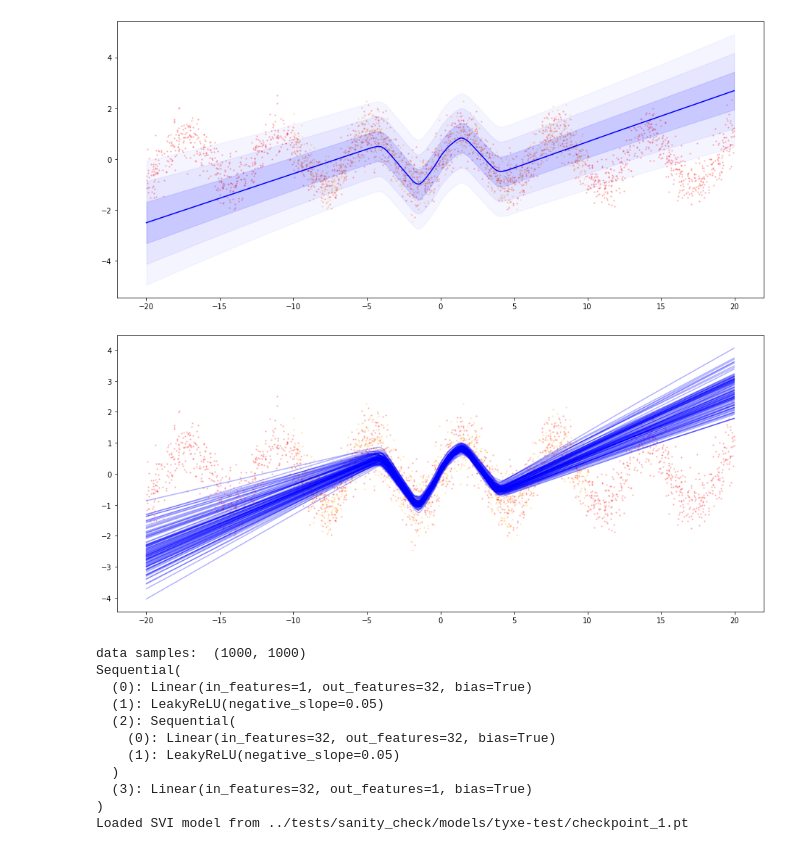
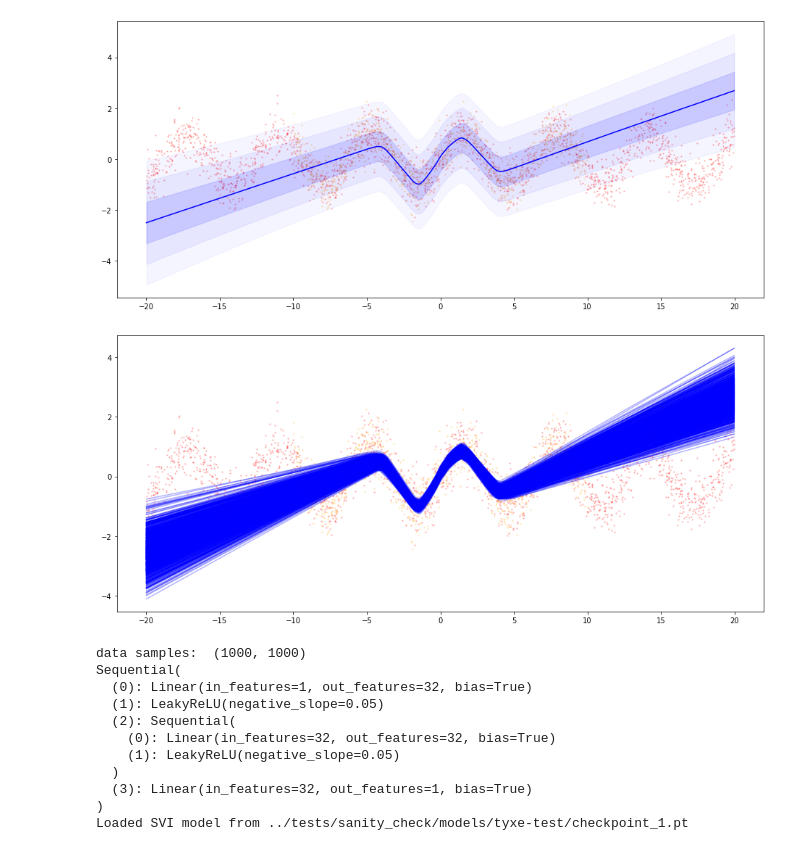
Before and after one commit to alvarhonsi/master-pipeline, a Jupyter notebook: test_notebooks/sanity_check.ipynb, the cells around one changed output. Drawn from its saved outputs; the diff is of its cells as text; code cells hidden in the pictures.

Commit message:
exp test

```diff
--- a/test_notebooks/sanity_check.ipynb
+++ b/test_notebooks/sanity_check.ipynb
@@ -186,14 +186,14 @@ if dataset_config["X_DIM"] == "1":
 [figure]
 # %%
 if dataset_config["X_DIM"] == "1":
-    sampled_predictions = bnn.predict(x_test[test_sort], num_predictions=100, aggregate=False)
+    sampled_predictions = bnn.predict(x_test[test_sort], num_predictions=1000, aggregate=False)
     fig, ax = plt.subplots(figsize=(16, 7))
     plt.scatter(x_test[test_sort].squeeze(), y_test[test_sort], color="red", s=2, alpha=0.2)
     plt.scatter(x_train, y_train, color="orange", s=2, alpha=0.2)
     for yhat in sampled_predictions:
         plt.plot(x_test[test_sort], yhat, color="blue", alpha=0.3)
 # %% [output]
-[figure, old version]
+[figure, new version]
 # %%
 
 if not os.path.exists(f"{BASE_DIR}/results"):
```
Also changed, not shown: 12 other files.
